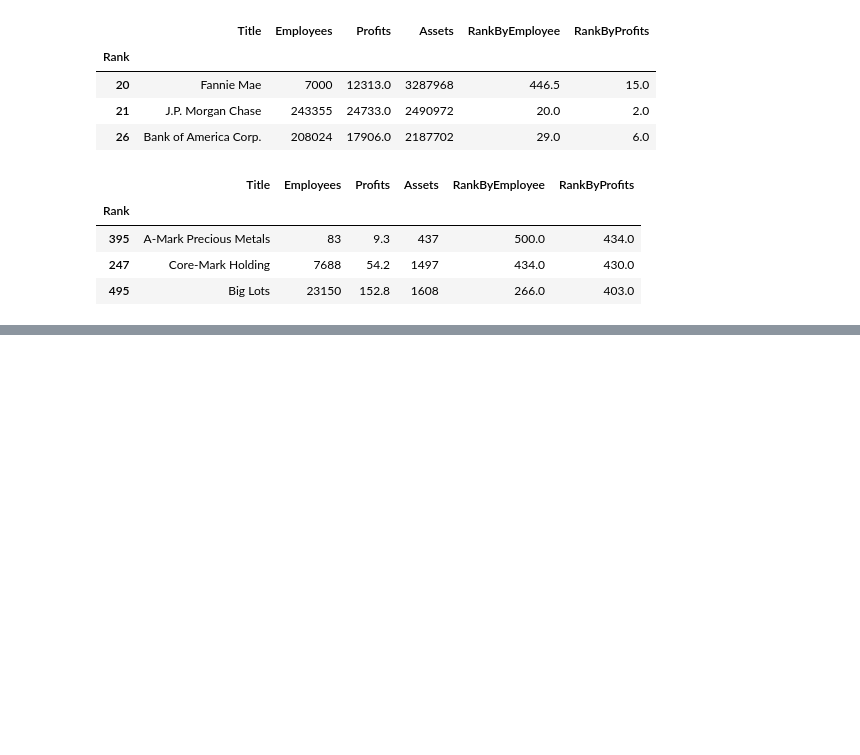
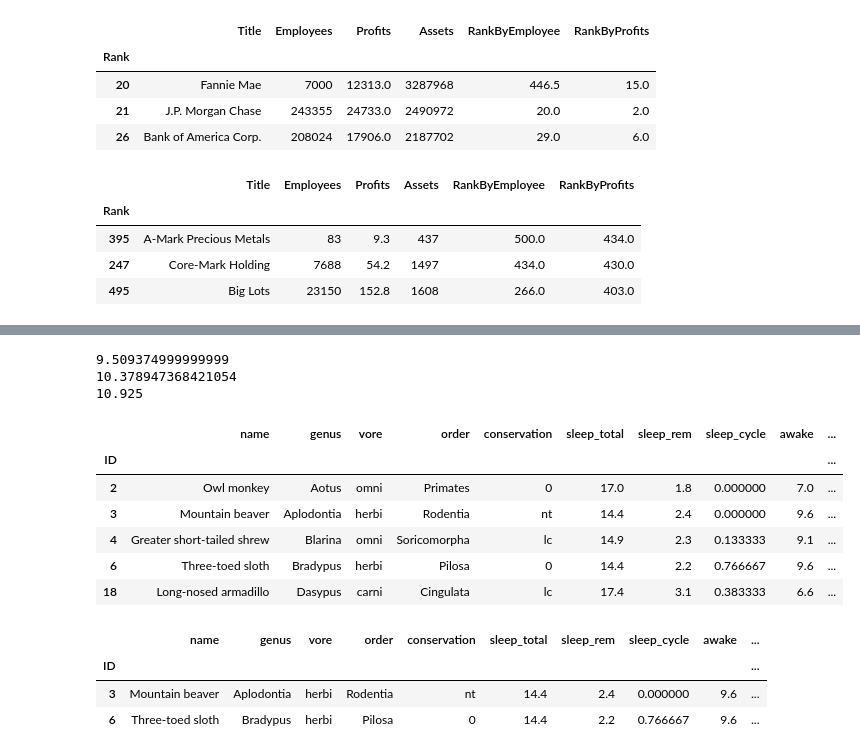
Before and after one commit to kudzik/Career-Path-Data-Science, a Jupyter notebook: Zadania/Zadania_Pandas.ipynb, the cells around one changed output, grey strips where cells are left out. Drawn from its saved outputs; the diff is of its cells as text; code cells hidden in the pictures; blank space fills up the shorter version.

```diff
--- a/Zadania/Zadania_Pandas.ipynb
+++ b/Zadania/Zadania_Pandas.ipynb
@@ -4072,0 +4201,43 @@ fortune.nsmallest(n=3, columns="Assets")
+# %%
+# 7. Wyświetl średni czas snu (kolumna sleep_total) dla zwierząt roślino-, mieso- i wszystkożernych.
+# Czy można próbować postawić hipotezę, że rodzaj pokarmu wpływa na czas snu?
+
+mean_sleep_herbi = herbi["sleep_total"].mean()
+mean_sleep_carni = carni["sleep_total"].mean()
+mean_sleep_omni = omni["sleep_total"].mean()
+
+print(mean_sleep_herbi)
+print(mean_sleep_carni)
+print(mean_sleep_omni)
+
+# 8. Korzystając z polecenia query wybierz te wiersze, które opisują zwierzęta śpiące więcej niż 14 godzin na dobę (kolumna sleep_total)
+
+animals_total_sleep_above_14_hours = animals.query("sleep_total > 14")
+animals_total_sleep_above_14_hours.head()
+# %% [output]
+9.509374999999999
+10.378947368421054
+10.925
+|  | name | genus | vore | order | conservation | sleep_total | sleep_rem | sleep_cycle | awake | ... |
+| ID |  |  |  |  |  |  |  |  |  | ... |
+| 2 | Owl monkey | Aotus | omni | Primates | 0 | 17.0 | 1.8 | 0.000000 | 7.0 | ... |
+| 3 | Mountain beaver | Aplodontia | herbi | Rodentia | nt | 14.4 | 2.4 | 0.000000 | 9.6 | ... |
+| 4 | Greater short-tailed shrew | Blarina | omni | Soricomorpha | lc | 14.9 | 2.3 | 0.133333 | 9.1 | ... |
+| 6 | Three-toed sloth | Bradypus | herbi | Pilosa | 0 | 14.4 | 2.2 | 0.766667 | 9.6 | ... |
+| 18 | Long-nosed armadillo | Dasypus | carni | Cingulata | lc | 17.4 | 3.1 | 0.383333 | 6.6 | ... |
+# %%
+# 9. Do warunku z poprzedniego zadania dodaj: rodzaj zwierzęcia (kolumna vore) ma być roślinożerny (wartość herbi)
+
+animals_total_sleep_above_14_hours_and_herbi  = animals.query("sleep_total > 14 and vore == 'herbi'")
+animals_total_sleep_above_14_hours_and_herbi
+
+# 10. Do warunku z poprzedniego zadania dodaj: waga ciała (kolumna bodywt) ma być większa niż 1
+
+animals_total_sleep_above_14_hours_and_herbi_bodywt = animals.query(
+    "sleep_total > 14 and vore == 'herbi' and bodywt > 1")
+animals_total_sleep_above_14_hours_and_herbi_bodywt
+# %% [output]
+|  | name | genus | vore | order | conservation | sleep_total | sleep_rem | sleep_cycle | awake | ... |
+| ID |  |  |  |  |  |  |  |  |  | ... |
+| 3 | Mountain beaver | Aplodontia | herbi | Rodentia | nt | 14.4 | 2.4 | 0.000000 | 9.6 | ... |
+| 6 | Three-toed sloth | Bradypus | herbi | Pilosa | 0 | 14.4 | 2.2 | 0.766667 | 9.6 | ... |
```
Also changed, not shown: parts of 25 cells of this notebook, 5 other files.
